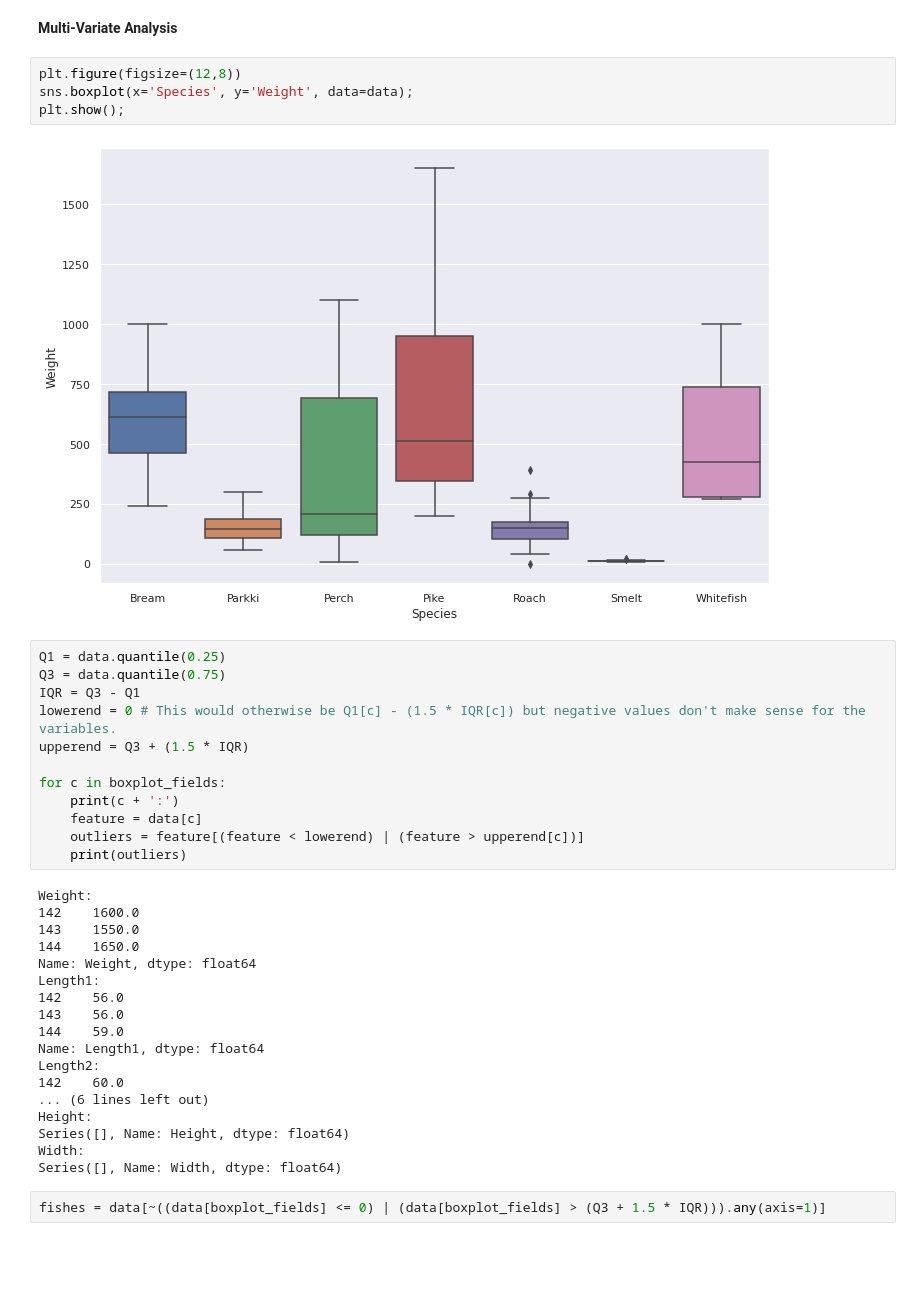
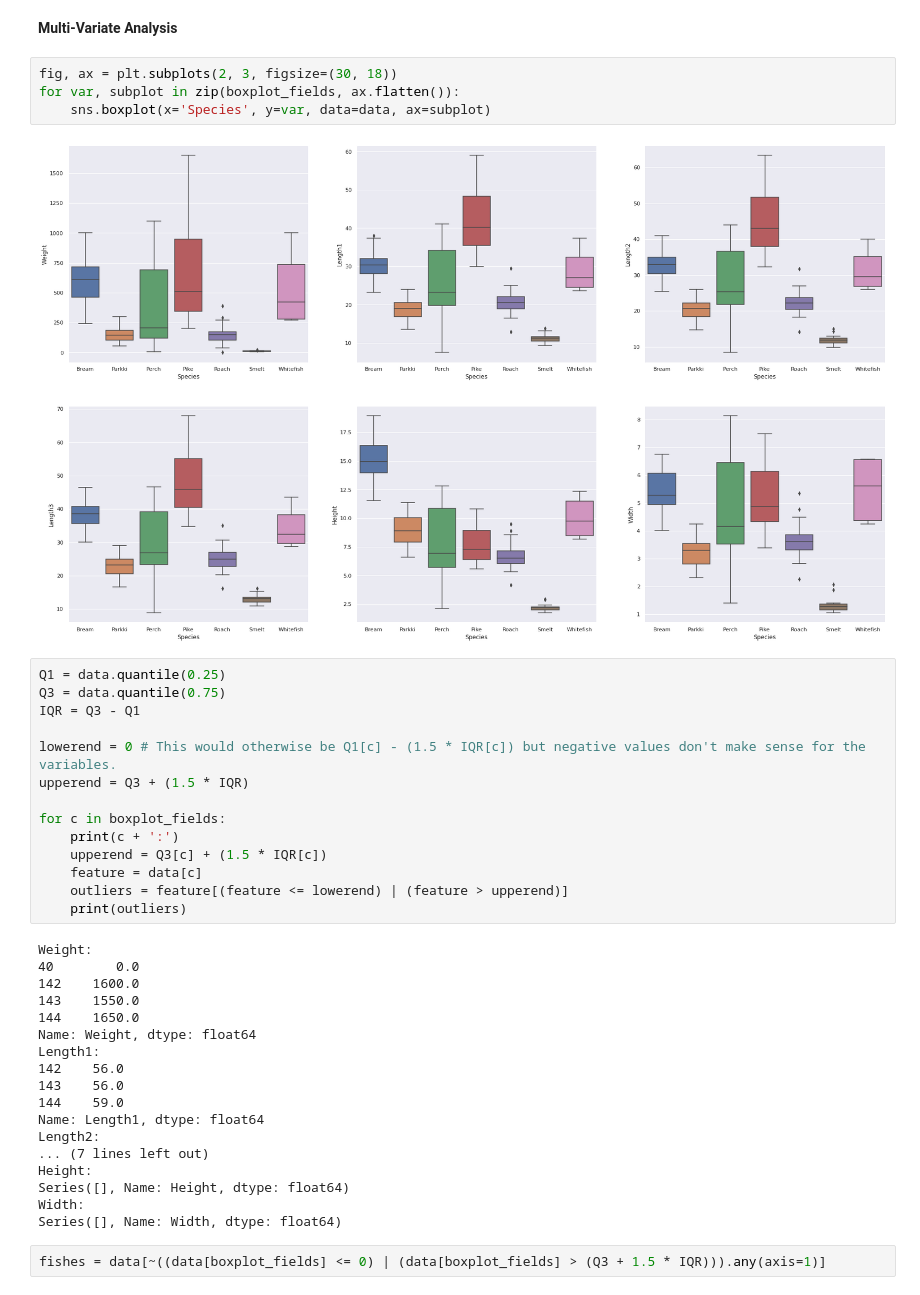
Before and after one commit to aedenj/machine-learning-explorations, a Jupyter notebook: fish-market-species/model.ipynb, the cells around one changed output. Drawn from its saved outputs; the diff is of its cells as text; blank space fills up the shorter version.

```diff
--- a/fish-market-species/model.ipynb
+++ b/fish-market-species/model.ipynb
@@ -142,26 +142,29 @@ for var, subplot in zip(boxplot_fields, ax.flatten()):
 [figure]
 # %% [markdown]
 **Multi-Variate Analysis**
-# %%
-plt.figure(figsize=(12,8))
-sns.boxplot(x='Species', y='Weight', data=data);
-plt.show();
-# %% [output]
-[figure, removed]
+# %%
+fig, ax = plt.subplots(2, 3, figsize=(30, 18))
+for var, subplot in zip(boxplot_fields, ax.flatten()):
+    sns.boxplot(x='Species', y=var, data=data, ax=subplot)
+# %% [output]
+[figure, added]
 # %%
 Q1 = data.quantile(0.25)
 Q3 = data.quantile(0.75)
 IQR = Q3 - Q1
+
 lowerend = 0 # This would otherwise be Q1[c] - (1.5 * IQR[c]) but negative values don't make sense for the variables.
 upperend = Q3 + (1.5 * IQR)
 
 for c in boxplot_fields:
     print(c + ':')
+    upperend = Q3[c] + (1.5 * IQR[c])
     feature = data[c]
-    outliers = feature[(feature < lowerend) | (feature > upperend[c])]
+    outliers = feature[(feature <= lowerend) | (feature > upperend)]
     print(outliers)
 # %% [output]
 Weight:
+40        0.0
 142    1600.0
 143    1550.0
 144    1650.0
@@ -172,8 +175,7 @@ Length1:
 144    59.0
 Name: Length1, dtype: float64
 Length2:
-142    60.0
-... (6 lines left out)
+... (7 lines left out)
 Height:
 Series([], Name: Height, dtype: float64)
 Width:
```
Also changed, not shown: parts of 9 cells of this notebook.
